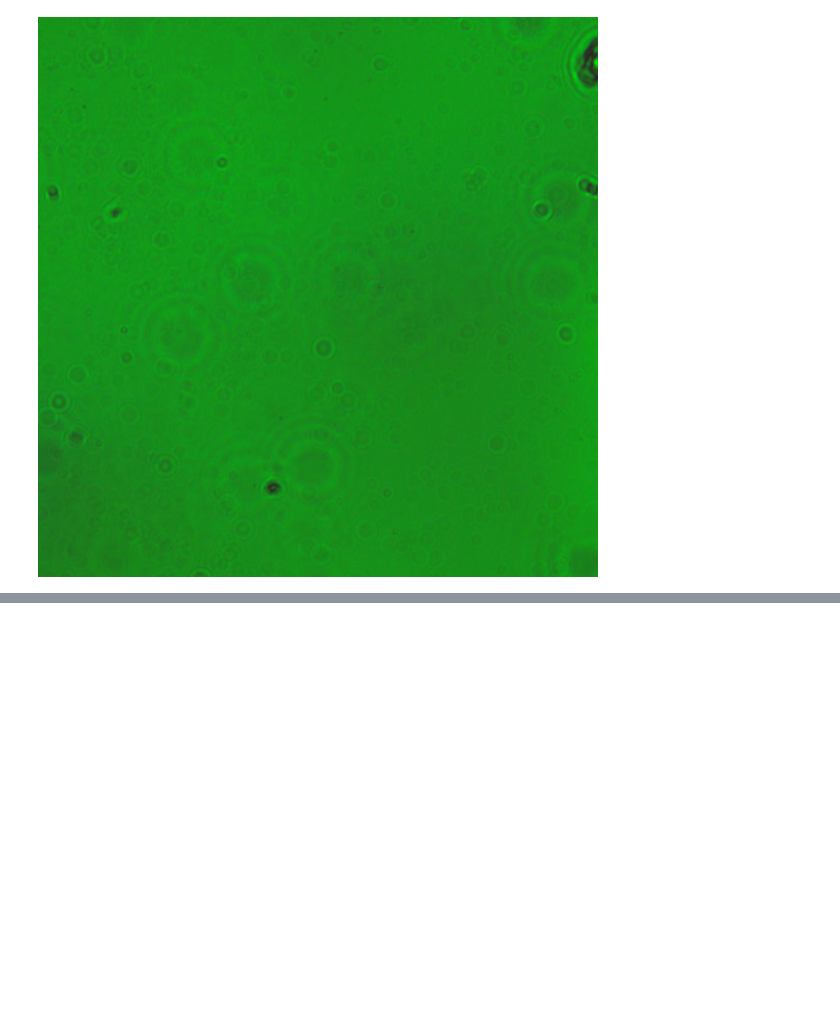
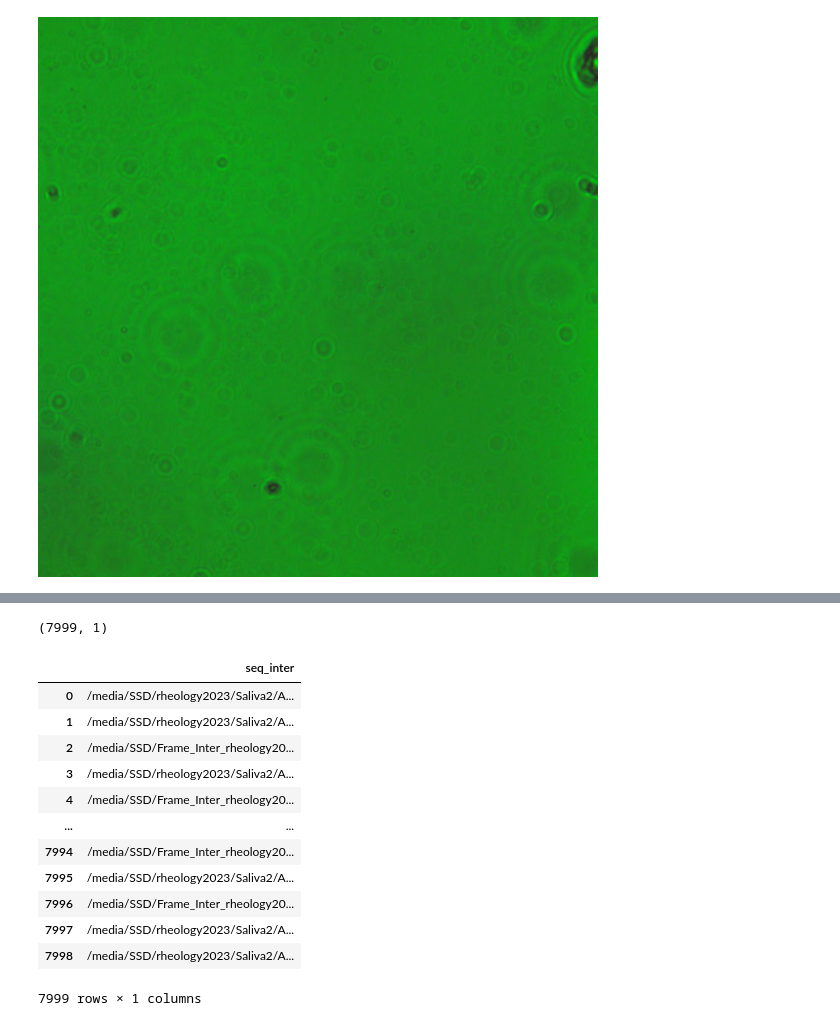
Before and after one commit to WiratchawaKannika/FLAVR, a Jupyter notebook: Code_Data_Loader.ipynb, the cells around one changed output, grey strips where cells are left out. Drawn from its saved outputs; the diff is of its cells as text; code cells hidden in the pictures; blank space fills up the shorter version.

Commit message:
For Saliva2

```diff
--- a/Code_Data_Loader.ipynb
+++ b/Code_Data_Loader.ipynb
@@ -840,0 +881,4 @@ Image.open(img1_path)
+# %%
+name_img = save_pathimg.split("/")[-1]
+name_img_ = name_img.split("-")[0]
+name_img_
@@ -840,0 +894,3 @@ Image.open(img1_path)
+# %%
+out_name = os.path.join(save_pathimg, name_img_+'_inter'+str(i)+'_'+genNum+'.jpg')
+out_name
@@ -840,0 +899,23 @@ Image.open(img1_path)
+# %%
+list_imgframe = list()
+
+test_loader = get_loader(data_path[0], 1, shuffle=False, num_workers=num_workers)
+test_loader
+for i, (images, name ) in enumerate((test_loader)): ##** Modified by AI
+    ## create images name
+    name_img = save_pathimg.split("/")[-1]
+    name_img_ = name_img.split("-")[0]
+    out_name = os.path.join(save_pathimg, name_img_+'_inter'+str(i)+'_'+genNum+'.jpg')
+    #print(i)
+    if i == 0:
+        list_imgframe.append(name[0][0])
+        list_imgframe.append(name[1][0])
+        list_imgframe.append(out_name)
+    elif i == len(test_loader)-1:
+        list_imgframe.append(name[1][0])
+        list_imgframe.append(out_name)
+        list_imgframe.append(name[2][0])
+        list_imgframe.append(name[3][0])
+    else:
+        list_imgframe.append(name[1][0])
+        list_imgframe.append(out_name)
@@ -840,0 +961,20 @@ Image.open(img1_path)
+# %%
+df = pd.DataFrame(list_imgframe, columns =['seq_inter'])
+#df.to_csv(pathName_csv)
+print(df.shape)
+df
+# %% [output]
+(7999, 1)
+|  | seq_inter |
+| 0 | /media/SSD/rheology2023/Saliva2/A... |
+| 1 | /media/SSD/rheology2023/Saliva2/A... |
+| 2 | /media/SSD/Frame_Inter_rheology20... |
+| 3 | /media/SSD/rheology2023/Saliva2/A... |
+| 4 | /media/SSD/Frame_Inter_rheology20... |
+| ... | ... |
+| 7994 | /media/SSD/Frame_Inter_rheology20... |
+| 7995 | /media/SSD/rheology2023/Saliva2/A... |
+| 7996 | /media/SSD/Frame_Inter_rheology20... |
+| 7997 | /media/SSD/rheology2023/Saliva2/A... |
+| 7998 | /media/SSD/rheology2023/Saliva2/A... |
+7999 rows × 1 columns
```
Also changed, not shown: parts of 21 cells of this notebook, 6 other files.
